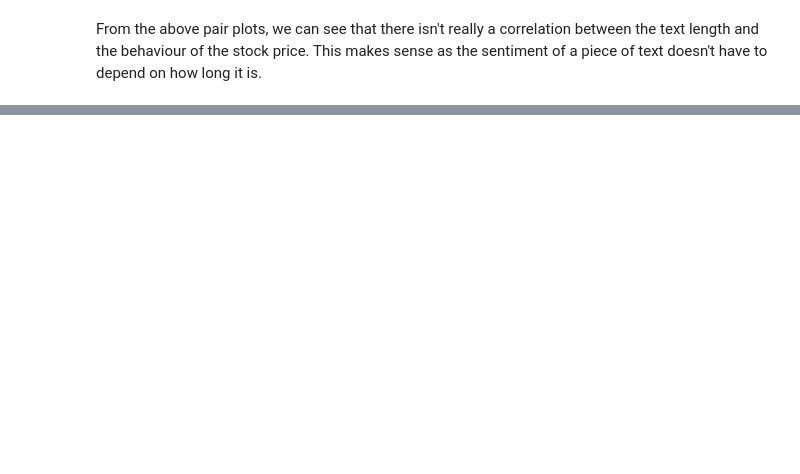
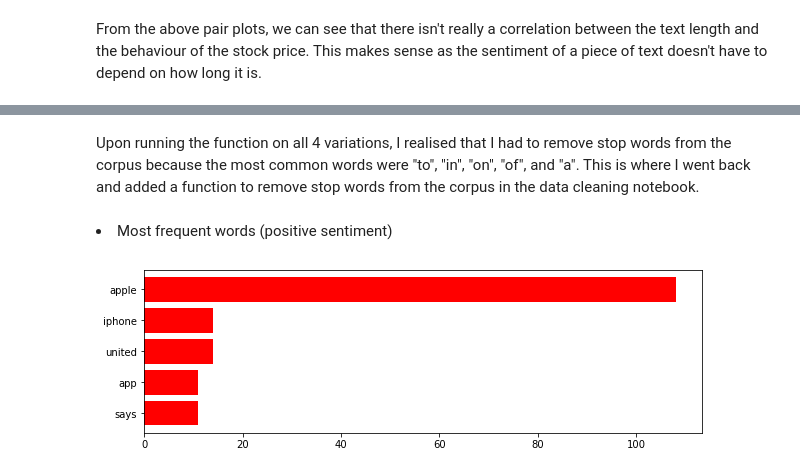
Before and after one commit to anishseeniraj/newspip, a Jupyter notebook: pipeline/2_exploratory_analysis.ipynb, the cells around one changed output, grey strips where cells are left out. Cells and saved outputs as stored; diff of their text form; code cells hidden in the pictures; blank space fills up the shorter version.

Commit message:
reworked data cleaning and eda notebook

```diff
--- a/pipeline/2_exploratory_analysis.ipynb
+++ b/pipeline/2_exploratory_analysis.ipynb
@@ -92,0 +98,35 @@ sns.pairplot(df, vars=["Text Length", "Inflection"], kind="reg")
+# %%
+# Filter entries by sentiment
+df_positive = df[df["Inflection"] == 1]
+df_negative = df[df["Inflection"] == -1]
+# %%
+# Function to plot the 5 most frequent entries
+def plot_most_frequent(data, color="g"):
+    # Extracts words into list and count frequency
+    all_words = " ".join([text for text in data])
+    all_words = all_words.split()
+    words_df = FreqDist(all_words)
+
+    # Extracting words and frequency from words_df object
+    words_df = pd.DataFrame({"word":list(words_df.keys()), "count":list(words_df.values())})
+
+    # Top 10 words
+    words_df = words_df.nlargest(columns="count", n=5)
+
+    words_df.sort_values("count", inplace=True)
+
+    # Plotting the 10 most frequent words
+    plt.figure(figsize=(10,3))
+
+    ax = plt.barh(words_df["word"], width=words_df["count"], color=color)
+
+    plt.show()
+# %% [markdown]
+<p>Upon running the function on all 4 variations, I realised that I had to remove stop words from the corpus because the most common words were "to", "in", "on", "of", and "a". This is where I went back and added a function to remove stop words from the corpus in the data cleaning notebook.</p>
+# %% [markdown]
+<li>Most frequent words (positive sentiment)</li>
+# %%
+# Headline
+plot_most_frequent(df_positive["Headline"], "r")
+# %% [output]
+[figure, added]
```
Also changed, not shown: parts of 12 cells of this notebook, 6 other files.
